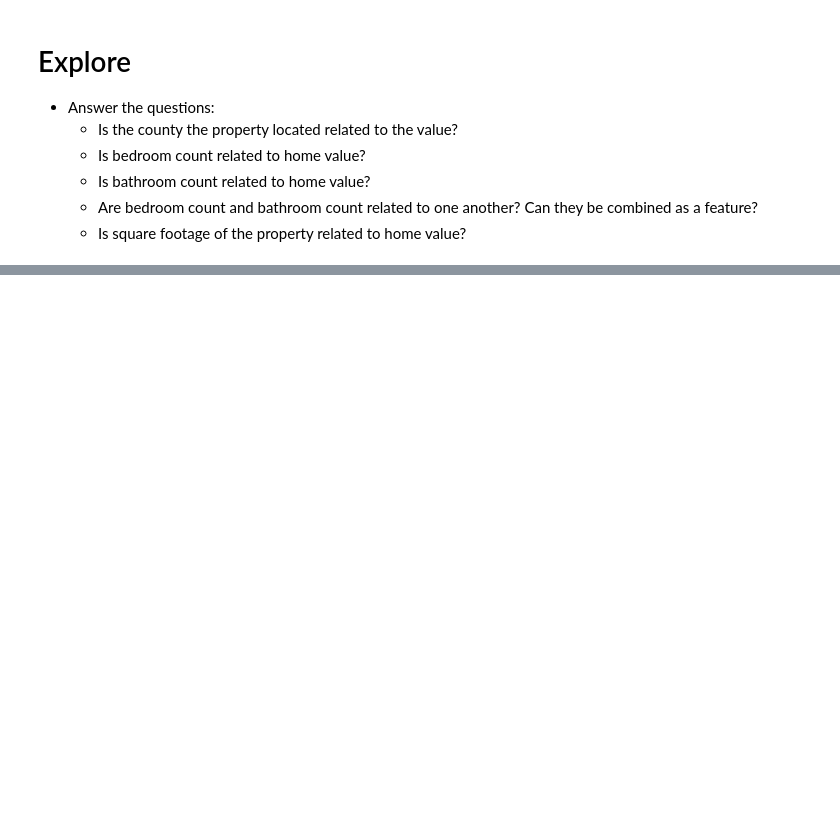
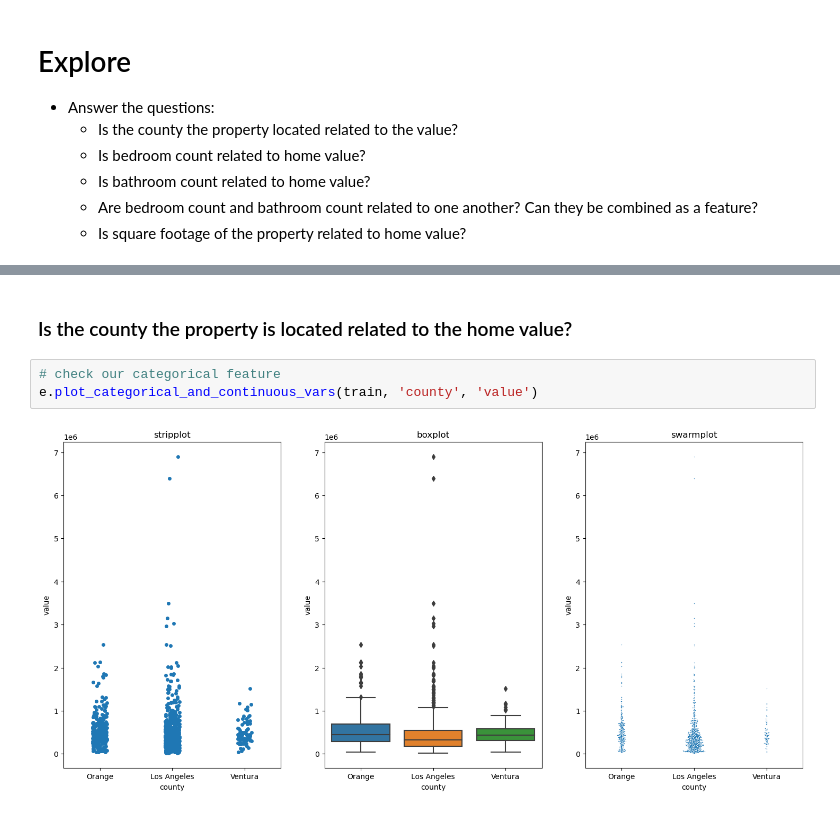
Before and after one commit to elizabethswarren/regression-project, a Jupyter notebook: report.ipynb, the cells around one changed output, grey strips where cells are left out. Saved outputs shown, nothing was run; the diff lists cells and outputs as text; blank space fills up the shorter version.

```diff
--- a/report.ipynb
+++ b/report.ipynb
@@ -192,0 +195,7 @@ e.plot_variable_pairs(train)
+# %% [markdown]
+### Is the county the property is located related to the home value?
+# %%
+# check our categorical feature
+e.plot_categorical_and_continuous_vars(train, 'county', 'value')
+# %% [output]
+[figure, added]
```
Also changed, not shown: parts of 18 cells of this notebook, 2 other files.
